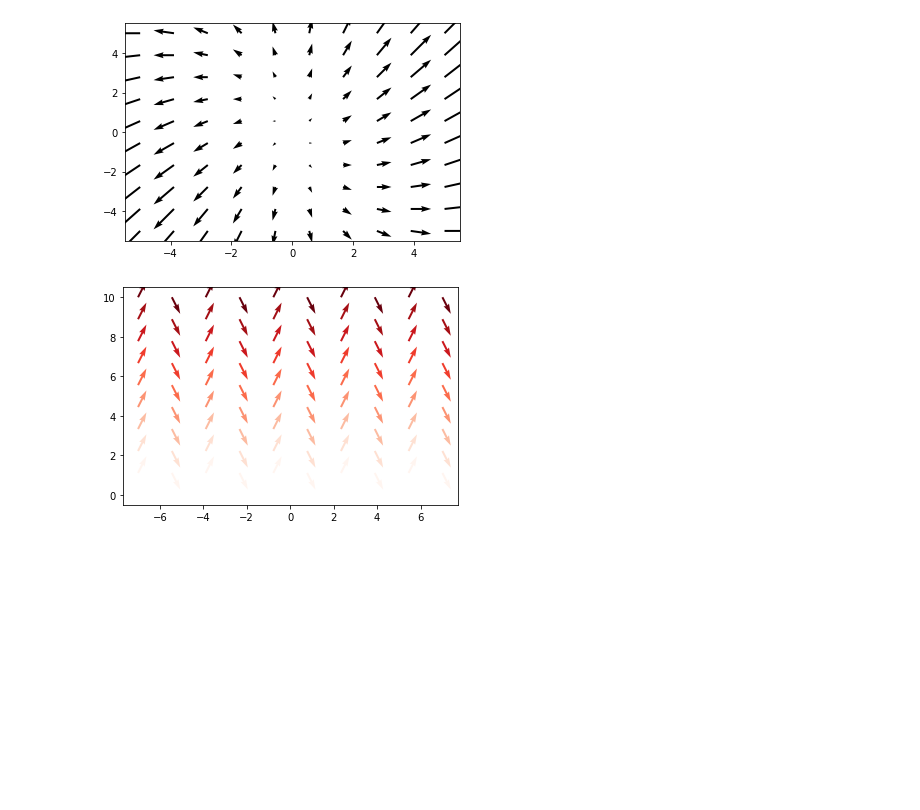
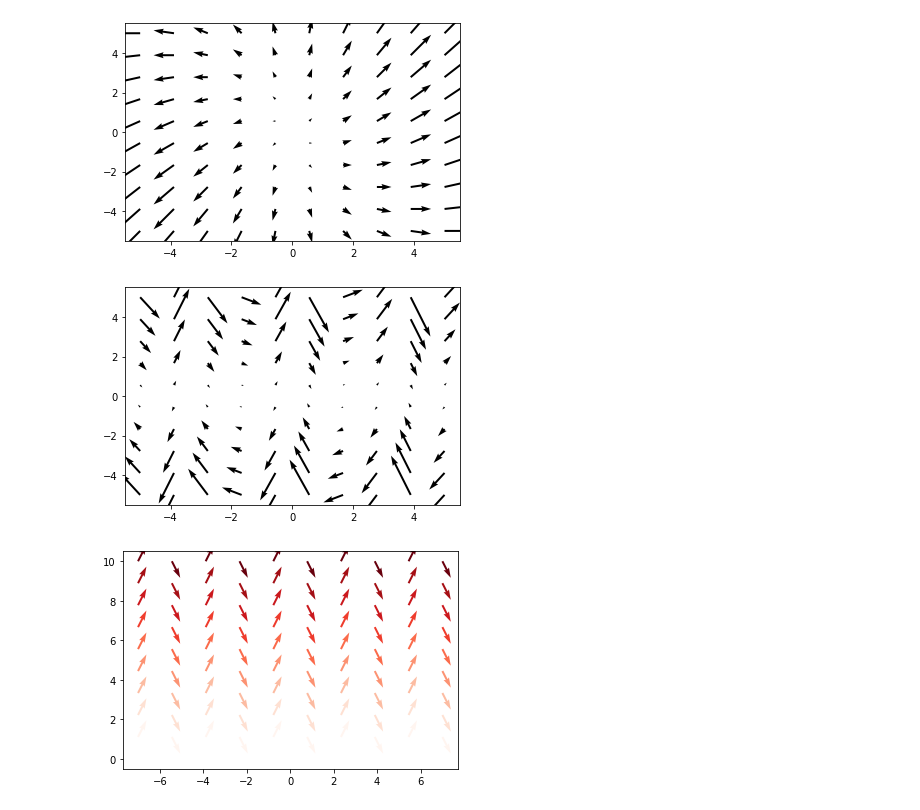
Before and after one commit to snickercop/mathviz, a Jupyter notebook: vector_fields.ipynb, the cells around one changed output. Drawn from its saved outputs; the diff is of its cells as text; code cells hidden in the pictures; blank space fills up the shorter version.

```diff
--- a/vector_fields.ipynb
+++ b/vector_fields.ipynb
@@ -27,17 +27,19 @@ plot_field(u,v)
 # %%
 def square(n,density=1):
     return space([-n,n,n*density*2])
 
 def thetadot(x):
     return 3+np.cos(2*x)
 
 def theta2dot(x,y):
     return -2*y*np.sin(2*x)
 
 u = lambda x,y: y
 v = lambda x,y: theta2dot(x,y)
 
-plot_field(u,v)
+#plot_field(u,v)
+# %% [output]
+[figure, added]
 # %%
 # colorizing stuff
 import matplotlib.cm as cm
```
Also changed, not shown: parts of 2 cells of this notebook, 1 other file.
